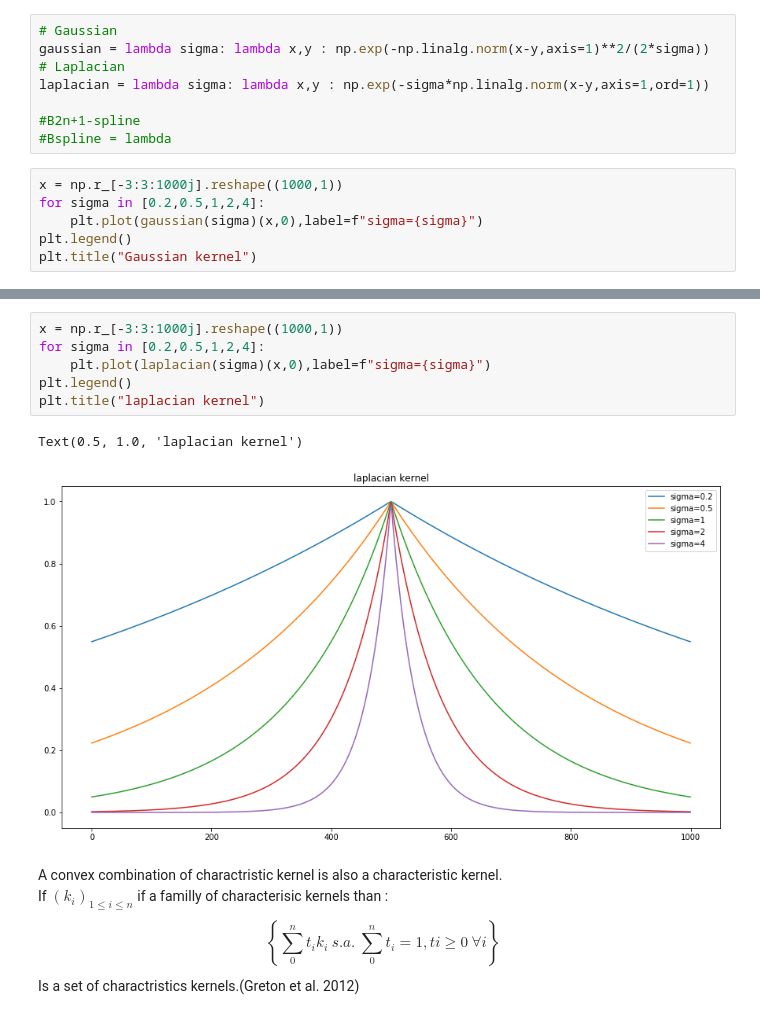
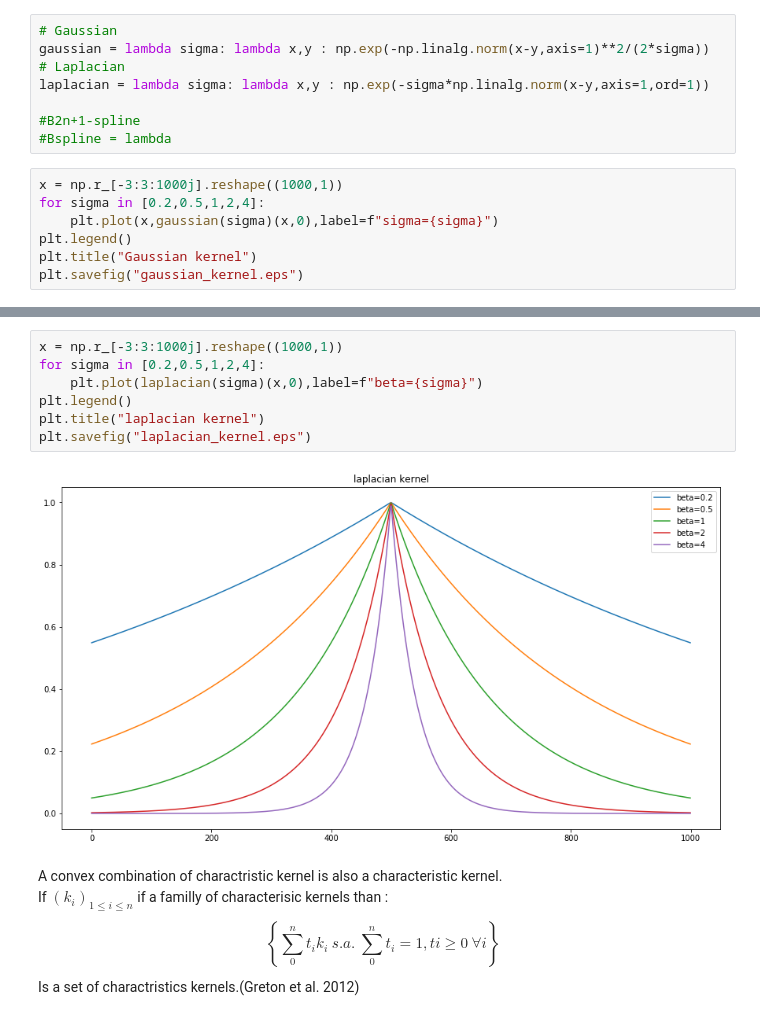
Before and after one commit to kronerte/Memoire, a Jupyter notebook: MMD for two sample test.ipynb, the cells around one changed output, grey strips where cells are left out. Saved outputs shown, nothing was run; the diff lists cells and outputs as text.

```diff
--- a/MMD for two sample test.ipynb
+++ b/MMD for two sample test.ipynb
@@ -56,7 +56,8 @@ laplacian = lambda sigma: lambda x,y : np.exp(-sigma*np.linalg.norm(x-y,axis=1,o
 # %%
 x = np.r_[-3:3:1000j].reshape((1000,1))
 for sigma in [0.2,0.5,1,2,4]:
-    plt.plot(gaussian(sigma)(x,0),label=f"sigma={sigma}")
+    plt.plot(x,gaussian(sigma)(x,0),label=f"sigma={sigma}")
 plt.legend()
 plt.title("Gaussian kernel")
+plt.savefig("gaussian_kernel.eps")
 # %% [output]
@@ -65,12 +65,12 @@ Text(0.5, 1.0, 'Gaussian kernel')
 # %%
 x = np.r_[-3:3:1000j].reshape((1000,1))
 for sigma in [0.2,0.5,1,2,4]:
-    plt.plot(laplacian(sigma)(x,0),label=f"sigma={sigma}")
+    plt.plot(laplacian(sigma)(x,0),label=f"beta={sigma}")
 plt.legend()
 plt.title("laplacian kernel")
+plt.savefig("laplacian_kernel.eps")
 # %% [output]
-Text(0.5, 1.0, 'laplacian kernel')
-[figure, old version]
+[figure, new version]
 # %% [markdown]
 A convex combination of charactristic kernel is also a characteristic kernel.<br>
 If $(k_i)_{1 \leq i \leq n}$ if a familly of characterisic kernels than : <br>
```
Also changed, not shown: parts of 12 cells of this notebook, 18 other files.
